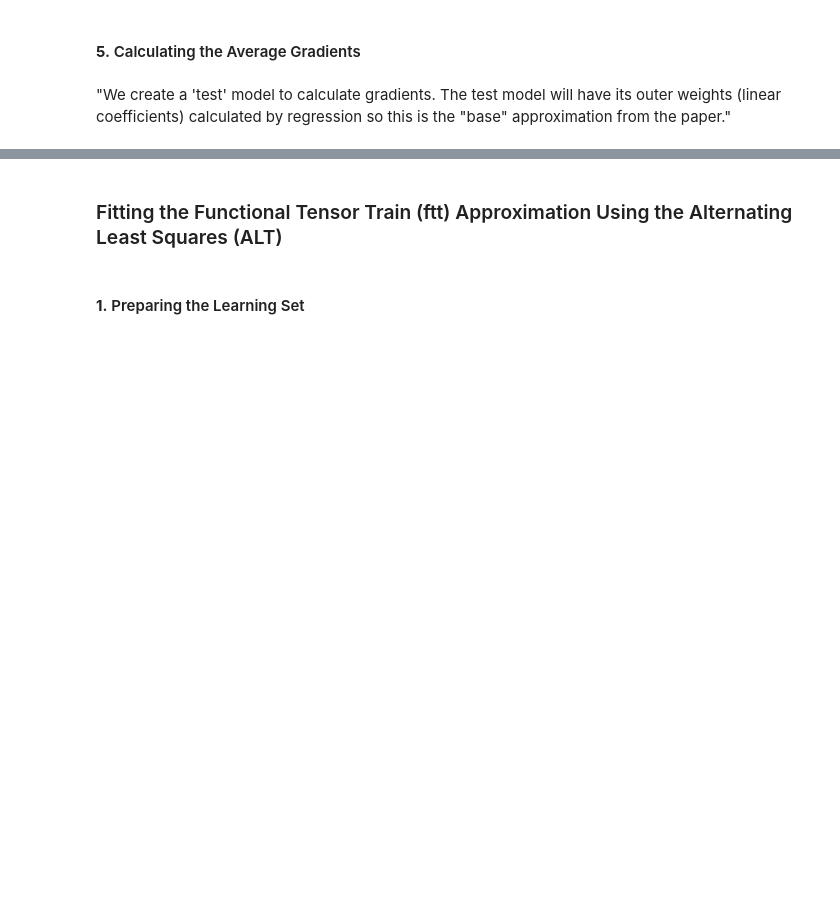
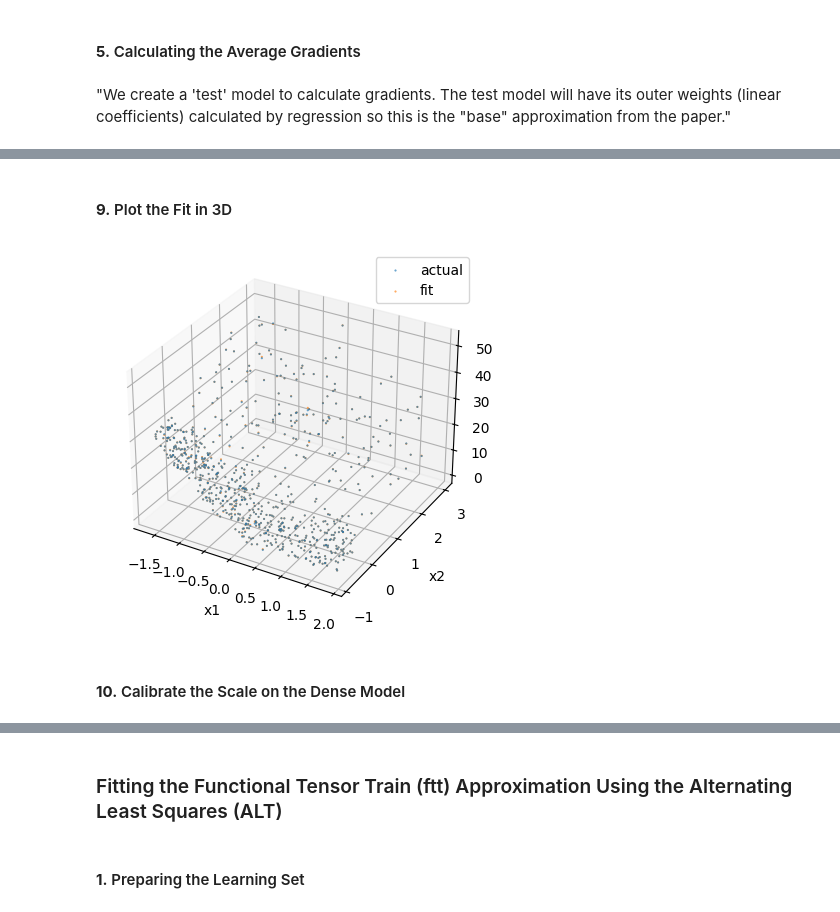
Before and after one commit to 7mxd/american-option-pricing-ml, a Jupyter notebook: gss_ftt.ipynb, the cells around one changed output, grey strips where cells are left out. Saved outputs shown, nothing was run; the diff lists cells and outputs as text; code cells hidden in the pictures; blank space fills up the shorter version.

```diff
--- a/gss_ftt.ipynb
+++ b/gss_ftt.ipynb
@@ -232,0 +364,21 @@ print("Normalized Directional Risk Magnitudes: ", average_slopes)
+# %% [markdown]
+#### **9.** Plot the Fit in 3D
+# %%
+%matplotlib inline
+
+plot_step = 100
+ax = plt.axes(projection="3d")
+
+ax.scatter(inputX[::plot_step, 0], inputX[::plot_step, 1], inputY[::plot_step],
+           marker=".", alpha=0.75, s=1, label="actual")
+ax.scatter(inputX[::plot_step, 0], inputX[::plot_step, 1], fit[::plot_step, 0],
+           marker=".", alpha=0.75, s=1, label="fit")
+
+plt.xlabel("x1")
+plt.ylabel("x2")
+plt.legend(loc="best")
+plt.show()
+# %% [output]
+[figure, added]
+# %% [markdown]
+#### **10.** Calibrate the Scale on the Dense Model
```
Also changed, not shown: parts of 36 cells of this notebook, 3 other files.
